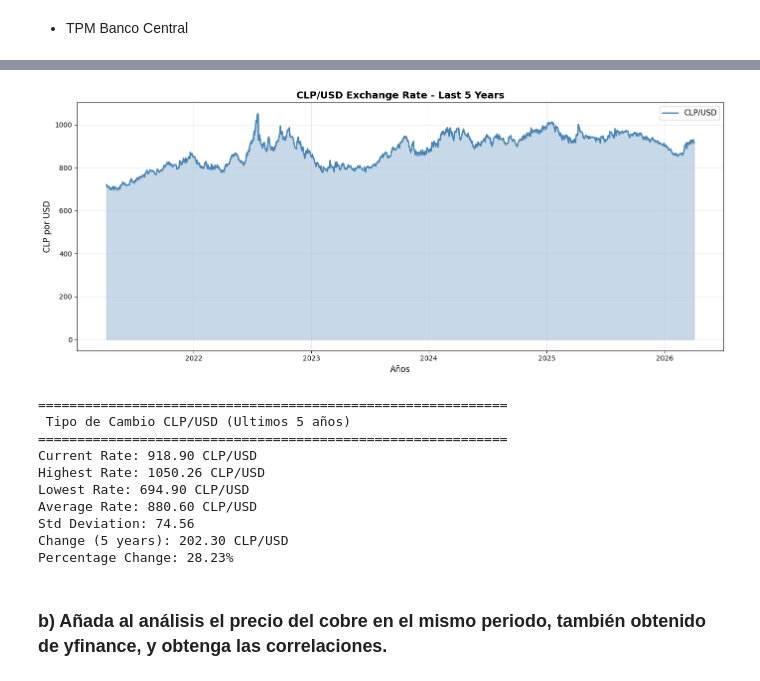
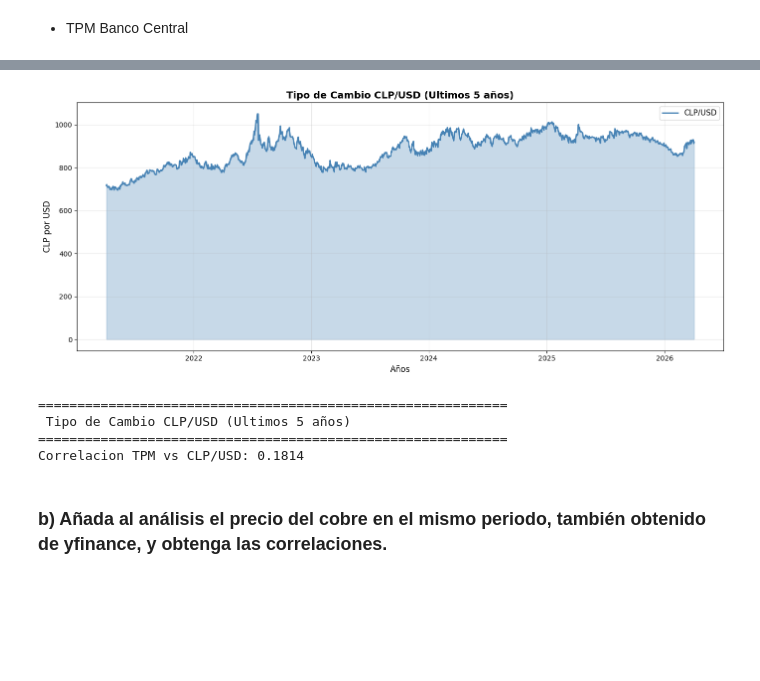
Before and after one commit to Gottch7897/iit414w-lab01-TheUltrakills, a Jupyter notebook: EvalProyectos/Tarea1.ipynb/Tarea1.ipynb, the cells around one changed output, grey strips where cells are left out. Cells and saved outputs as stored; diff of their text form; code cells hidden in the pictures; blank space fills up the shorter version.

```diff
--- a/EvalProyectos/Tarea1.ipynb/Tarea1.ipynb
+++ b/EvalProyectos/Tarea1.ipynb/Tarea1.ipynb
@@ -360,51 +452,47 @@ siete
 # %%
 # Convert USD/CLP to CLP/USD (invert the data)
 clp_usd_data = 1 / historical_data['Close']
 
 # a) Plot CLP/USD Exchange Rate
 plt.figure(figsize=(14, 6))
 
 # Plot: CLP/USD over time
 plt.plot(clp_usd_data.index, clp_usd_data, linewidth=2, color='steelblue', label='CLP/USD')
 plt.fill_between(clp_usd_data.index, clp_usd_data, alpha=0.3, color='steelblue')
-plt.title('CLP/USD Exchange Rate - Last 5 Years', fontsize=14, fontweight='bold')
+plt.title('Tipo de Cambio CLP/USD (Ultimos 5 años)', fontsize=14, fontweight='bold')
 plt.xlabel('Años', fontsize=12)
 plt.ylabel('CLP por USD', fontsize=12)
 plt.grid(True, alpha=0.3)
 
 # Add moving averages
 #ma_30 = clp_usd_data.rolling(window=30).mean()
 #ma_90 = clp_usd_data.rolling(window=90).mean()
 #plt.plot(clp_usd_data.index, ma_30, 'orange', linestyle='--', linewidth=1.5, label='30-day MA')
 #plt.plot(clp_usd_data.index, ma_90, 'red', linestyle='--', linewidth=1.5, label='90-day MA')
 plt.legend(fontsize=11)
 plt.tight_layout()
 plt.show()
 
 # Print statistics
 print("\n" + "="*60)
 print(" Tipo de Cambio CLP/USD (Ultimos 5 años)")
 print("="*60)
-print(f"Current Rate: {clp_usd_data.iloc[-1]:.2f} CLP/USD")
-print(f"Highest Rate: {clp_usd_data.max():.2f} CLP/USD")
-print(f"Lowest Rate: {clp_usd_data.min():.2f} CLP/USD")
-print(f"Average Rate: {clp_usd_data.mean():.2f} CLP/USD")
-print(f"Std Deviation: {clp_usd_data.std():.2f}")
-print(f"Change (5 years): {clp_usd_data.iloc[-1] - clp_usd_data.iloc[0]:.2f} CLP/USD")
-pct_change = ((clp_usd_data.iloc[-1] - clp_usd_data.iloc[0]) / clp_usd_data.iloc[0]) * 100
-print(f"Percentage Change: {pct_change:.2f}%")
+#print(f"Current Rate: {clp_usd_data.iloc[-1]:.2f} CLP/USD")
+#print(f"Highest Rate: {clp_usd_data.max():.2f} CLP/USD")
+#print(f"Lowest Rate: {clp_usd_data.min():.2f} CLP/USD")
+#print(f"Average Rate: {clp_usd_data.mean():.2f} CLP/USD")
+#print(f"Std Deviation: {clp_usd_data.std():.2f}")
+#print(f"Change (5 years): {clp_usd_data.iloc[-1] - clp_usd_data.iloc[0]:.2f} CLP/USD")
+#pct_change = ((clp_usd_data.iloc[-1] - clp_usd_data.iloc[0]) / clp_usd_data.iloc[0]) * 100
+#print(f"Percentage Change: {pct_change:.2f}%")
+
+print(f"Correlacion TPM vs CLP/USD: {corr_tpm_fx:.4f}")
 # %% [output]
-[figure, old version]
+[figure, new version]
 ============================================================
  Tipo de Cambio CLP/USD (Ultimos 5 años)
 ============================================================
-Current Rate: 918.90 CLP/USD
-Highest Rate: 1050.26 CLP/USD
-Lowest Rate: 694.90 CLP/USD
-Average Rate: 880.60 CLP/USD
-Std Deviation: 74.56
-Change (5 years): 202.30 CLP/USD
-Percentage Change: 28.23%
+Correlacion TPM vs CLP/USD: 0.1814
 # %% [markdown]
 ### b) Añada al análisis el precio del cobre en el mismo periodo, también obtenido de yfinance, y obtenga las correlaciones.
 # %% [markdown]
```
Also changed, not shown: parts of 3 cells of this notebook.
